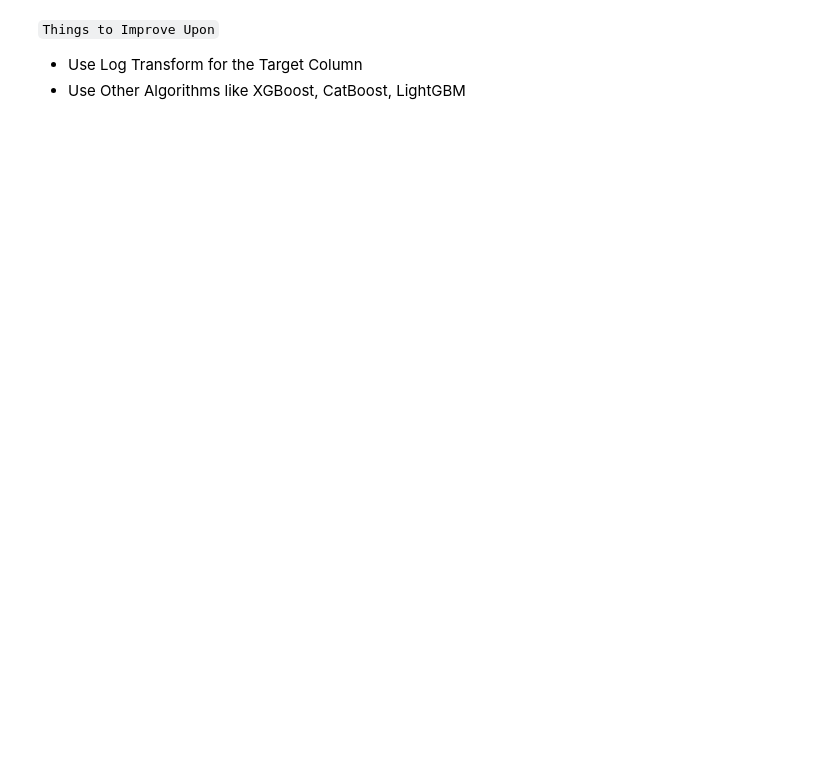
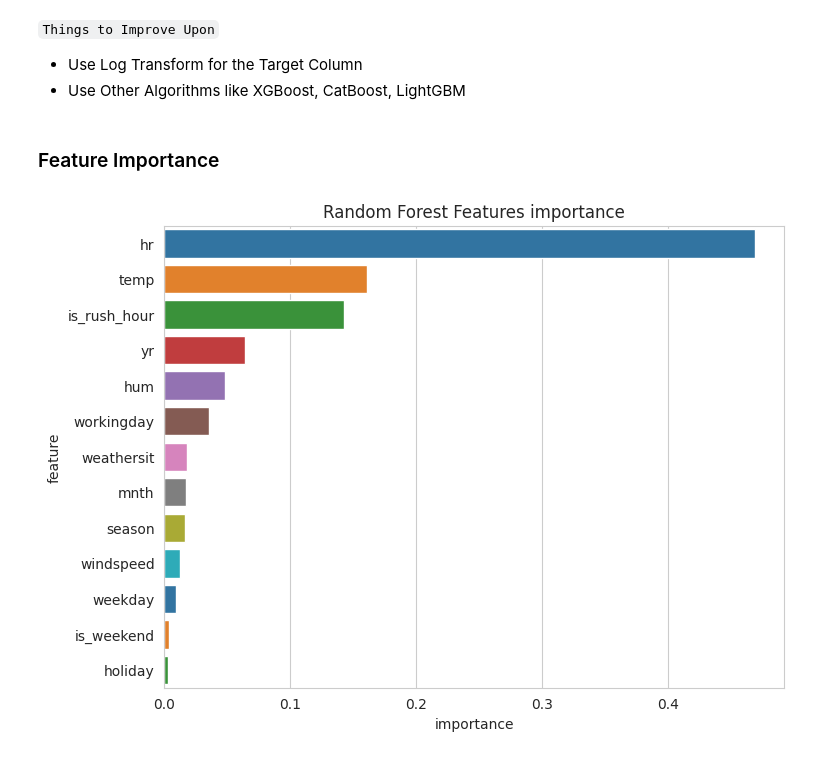
Before and after one commit to michaji/urbanride-demand-forecasting, a Jupyter notebook: notebook.ipynb, the cells around one changed output. Saved outputs shown, nothing was run; the diff lists cells and outputs as text; code cells hidden in the pictures; blank space fills up the shorter version.

```diff
--- a/notebook.ipynb
+++ b/notebook.ipynb
@@ -429,18 +395,0 @@ Random Forest RMSE: 72.96, MAE: 46.71
-# %%
-from sklearn.ensemble import RandomForestRegressor
-
-rf = RandomForestRegressor(
-    n_estimators=1000,
-    max_depth=15,
-    random_state=42,
-    n_jobs=-1
-)
-
-rf.fit(X_train_scaled, y_train)
-
-val_preds = rf.predict(X_val_scaled)
-
-rmse = mean_squared_error(y_val, val_preds, squared=False)
-mae = mean_absolute_error(y_val, val_preds)
-
-print(f"Random Forest RMSE: {rmse:.2f}, MAE: {mae:.2f}")
@@ -494,3 +447,24 @@ plt.show()
 ``Things to Improve Upon``
 - Use Log Transform for the Target Column
 - Use Other Algorithms like XGBoost, CatBoost, LightGBM
+# %% [markdown]
+### Feature Importance
+# %%
+## Feature Importance for RandomForeest
+
+feature_importance_df = pd.DataFrame(rf.feature_importances_, columns=['importance'])
+feature_importance_df['feature'] = X_train.columns
+
+plt.figure(figsize=(8, 6));
+sns.barplot(
+    x="importance",
+    y="feature",
+    hue="feature",
+    data = feature_importance_df.sort_values(by = ['importance'], ascending = False),
+    palette="tab10",
+    legend=False
+)
+plt.title('Random Forest Features importance')
+plt.show()
+# %% [output]
+[figure, added]
```
Also changed, not shown: parts of 33 cells of this notebook.
